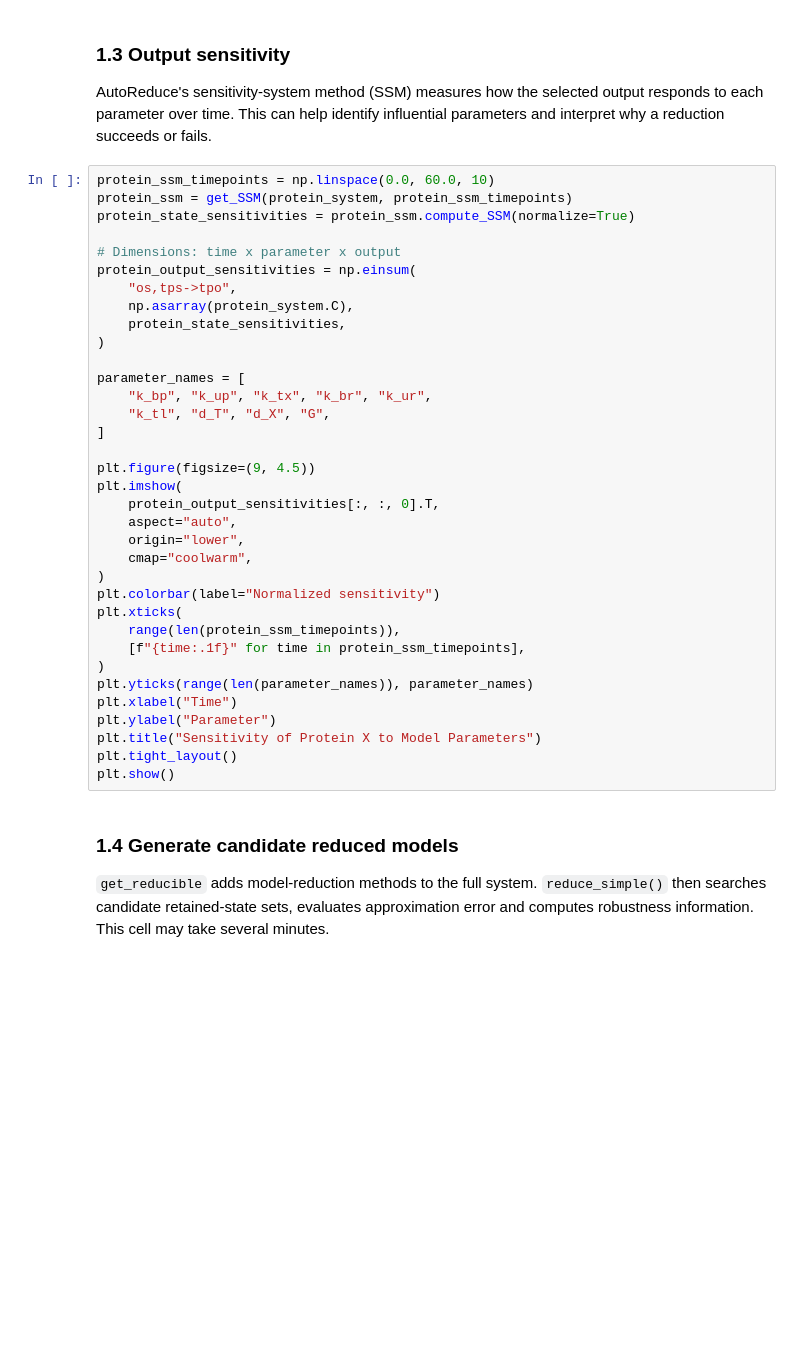
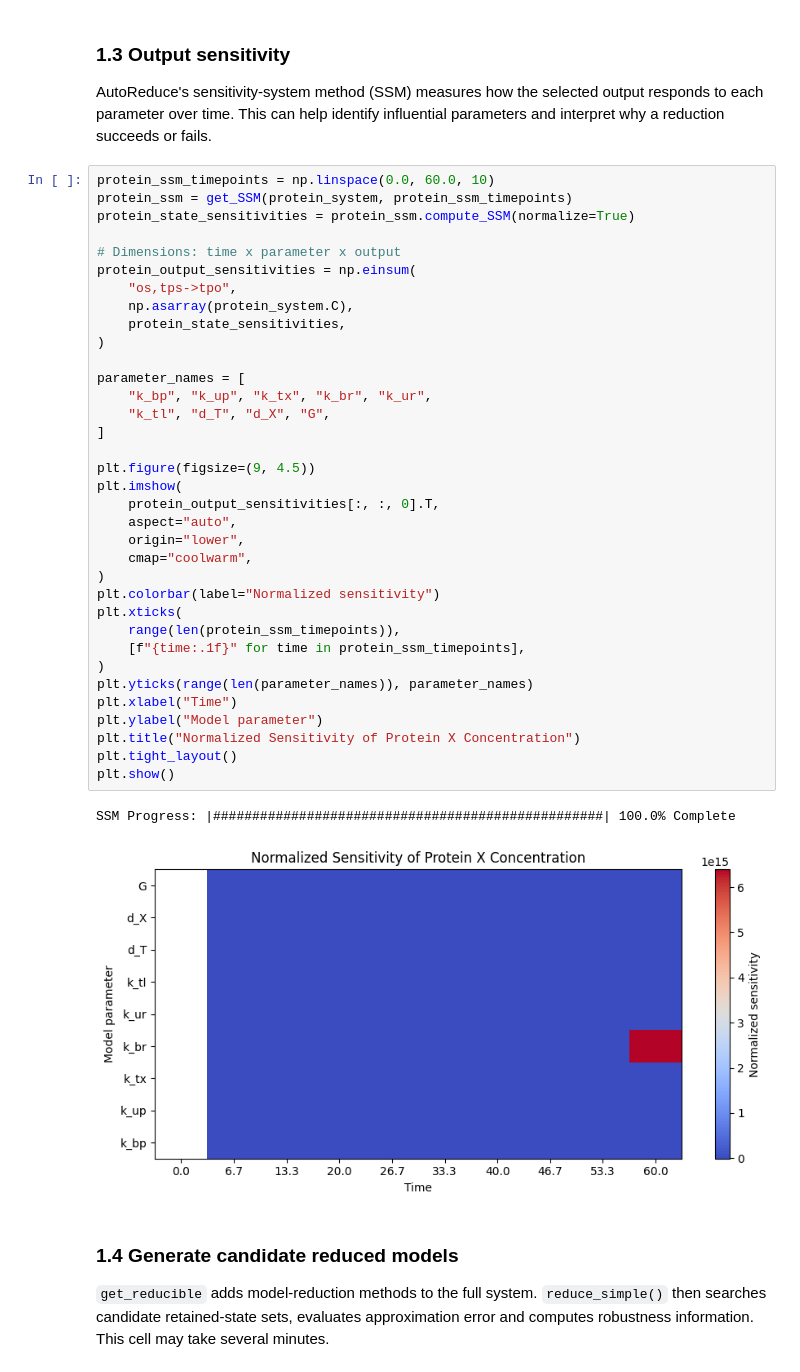
Before and after one commit to ayush9pandey/AutoReduce, a Jupyter notebook: examples/biological/Exploration of gene expression models.ipynb, the cells around one changed output. Drawn from its saved outputs; the diff is of its cells as text; blank space fills up the shorter version.

```diff
--- a/examples/biological/Exploration of gene expression models.ipynb
+++ b/examples/biological/Exploration of gene expression models.ipynb
@@ -139,35 +144,38 @@ protein_ssm = get_SSM(protein_system, protein_ssm_timepoints)
 protein_state_sensitivities = protein_ssm.compute_SSM(normalize=True)
 
 # Dimensions: time x parameter x output
 protein_output_sensitivities = np.einsum(
     "os,tps->tpo",
     np.asarray(protein_system.C),
     protein_state_sensitivities,
 )
 
 parameter_names = [
     "k_bp", "k_up", "k_tx", "k_br", "k_ur",
     "k_tl", "d_T", "d_X", "G",
 ]
 
 plt.figure(figsize=(9, 4.5))
 plt.imshow(
     protein_output_sensitivities[:, :, 0].T,
     aspect="auto",
     origin="lower",
     cmap="coolwarm",
 )
 plt.colorbar(label="Normalized sensitivity")
 plt.xticks(
     range(len(protein_ssm_timepoints)),
     [f"{time:.1f}" for time in protein_ssm_timepoints],
 )
 plt.yticks(range(len(parameter_names)), parameter_names)
 plt.xlabel("Time")
-plt.ylabel("Parameter")
-plt.title("Sensitivity of Protein X to Model Parameters")
+plt.ylabel("Model parameter")
+plt.title("Normalized Sensitivity of Protein X Concentration")
 plt.tight_layout()
 plt.show()
+# %% [output]
+SSM Progress: |##################################################| 100.0% Complete
+[figure, added]
 # %% [markdown]
 ### 1.4 Generate candidate reduced models
 
```
Also changed, not shown: parts of 15 cells of this notebook.
